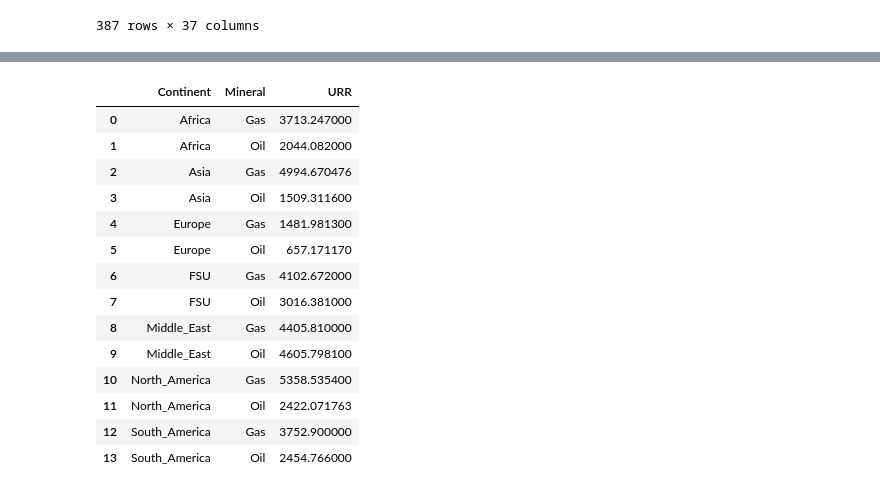
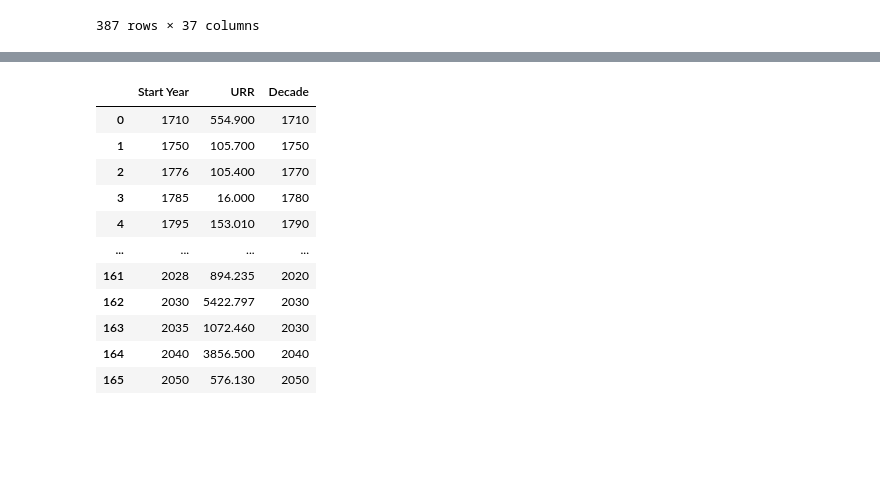
Before and after one commit to kferraga/HelsinkiEROIThesis, a Jupyter notebook: preliminary_vis.ipynb, the cells around one changed output, grey strips where cells are left out. Cells and saved outputs as stored; diff of their text form; code cells hidden in the pictures; blank space fills up the shorter version.

```diff
--- a/preliminary_vis.ipynb
+++ b/preliminary_vis.ipynb
@@ -6,8 +6,15 @@ import matplotlib.pyplot as plt
 
 ## Importing Global Development Data
 base_dynamic = pd.ExcelFile("datasets/Dynamic_BG.xlsm")
+high_dynamic = pd.ExcelFile("datasets/Dynamic_high.xlsm")
+low_dynamic = pd.ExcelFile("datasets/Dynamic_low.xlsm")
+
 base_mines = pd.read_excel(base_dynamic, "Mine")
 base_fields = pd.read_excel(base_dynamic, "Field")
+high_mines = pd.read_excel(high_dynamic, "Mine")
+high_fields = pd.read_excel(high_dynamic, "Field")
+low_mines = pd.read_excel(low_dynamic, "Mine")
+low_fields = pd.read_excel(low_dynamic, "Field")
 
 # Displaying the newly imported table
 display(base_mines)
@@ -26,12 +33,54 @@ display(base_mines)
 | 386 | South_America | Brazil | all | Oil | Kerogen | 2 | 2015 | 0.007162 | 0.057300 | ... |
 387 rows × 37 columns
 # %%
-base_URR_mines = base_mines.groupby(['Continent', 'Mineral'], as_index=False).agg({'URR': 'sum'})
-display(base_URR_mines)
-base_URR_fields = base_fields.groupby(['Continent', 'Mineral'], as_index=False).agg({'URR': 'sum'})
-display(base_URR_fields)
-total_urr = base_mines['URR'].sum() + base_fields['URR'].sum()
-print(total_urr)
+# Base
+base_URR_mines = base_mines.groupby(['Continent', 'Mineral', "Start Year"], as_index=False).agg({'URR': 'sum'})
+#display(base_URR_mines)
+base_URR_fields = base_fields.groupby(['Continent', 'Mineral', "Start Year"], as_index=False).agg({'URR': 'sum'})
+#display(base_URR_fields)
+base_URR_all = pd.concat([base_URR_mines, base_URR_fields]).groupby(['Continent', 'Mineral'], as_index=False).agg({'URR': 'sum'})
+base_URR_year = pd.concat([base_URR_mines, base_URR_fields]).groupby(['Start Year'], as_index=False).agg({'URR': 'sum'})
+base_URR_year['Decade'] = (base_URR_year['Start Year'] // 10) * 10
+base_URR_decade = base_URR_year.groupby('Decade', as_index=False).agg({'URR': 'sum'})
+display(base_URR_all)
+display(base_URR_year)
+
+# Base #2
+base_URR_mines_country = base_mines.groupby(['Country', 'Mineral', "Start Year"], as_index=False).agg({'URR': 'sum'})
+#display(base_URR_mines)
+base_URR_fields_country = base_fields.groupby(['Country', 'Mineral', "Start Year"], as_index=False).agg({'URR': 'sum'})
+#display(base_URR_fields)
+base_URR_all_country = pd.concat([base_URR_mines_country, base_URR_fields_country]).groupby(['Country', 'Mineral'], as_index=False).agg({'URR': 'sum'})
+base_URR_all_country = base_URR_all_country.sort_values(by="URR", ascending=False)
+base_URR_all_country = base_URR_all_country[base_URR_all_country["Mineral"]=="Gas"]
+display(base_URR_all_country)
+
+
+# High
+high_URR_mines = high_mines.groupby(['Continent', 'Mineral', "Start Year"], as_index=False).agg({'URR': 'sum'})
+#display(high_URR_mines)
+high_URR_fields = high_fields.groupby(['Continent', 'Mineral', "Start Year"], as_index=False).agg({'URR': 'sum'})
+#display(high_URR_fields)
+high_URR_all = pd.concat([high_URR_mines, high_URR_fields]).groupby(['Continent', 'Mineral'], as_index=False).agg({'URR': 'sum'})
+high_URR_year = pd.concat([high_URR_mines, high_URR_fields]).groupby(['Start Year'], as_index=False).agg({'URR': 'sum'})
+high_URR_year['Decade'] = (high_URR_year['Start Year'] // 10) * 10
+high_URR_decade = high_URR_year.groupby('Decade', as_index=False).agg({'URR': 'sum'})
+
+# Low
+low_URR_mines = low_mines.groupby(['Continent', 'Mineral', "Start Year"], as_index=False).agg({'URR': 'sum'})
+#display(low_URR_mines)
+low_URR_fields = low_fields.groupby(['Continent', 'Mineral', "Start Year"], as_index=False).agg({'URR': 'sum'})
+#display(low_URR_fields)
+low_URR_all = pd.concat([low_URR_mines, low_URR_fields]).groupby(['Continent', 'Mineral'], as_index=False).agg({'URR': 'sum'})
+low_URR_year = pd.concat([low_URR_mines, low_URR_fields]).groupby(['Start Year'], as_index=False).agg({'URR': 'sum'})
+low_URR_year['Decade'] = (low_URR_year['Start Year'] // 10) * 10
+low_URR_decade = low_URR_year.groupby('Decade', as_index=False).agg({'URR': 'sum'})
+
+base_total_urr = base_mines['URR'].sum() + base_fields['URR'].sum()
+high_total_urr = high_mines['URR'].sum() + high_fields['URR'].sum()
+low_total_urr = low_mines['URR'].sum() + low_fields['URR'].sum()
+
+print(base_total_urr)
 # %% [output]
 |  | Continent | Mineral | URR |
 | 0 | Africa | Coal | 988.175662 |
@@ -49,15 +102,12 @@ print(total_urr)
-|  | Continent | Mineral | URR |
-| 0 | Africa | Gas | 3713.247000 |
-| 1 | Africa | Oil | 2044.082000 |
-| 2 | Asia | Gas | 4994.670476 |
-| 3 | Asia | Oil | 1509.311600 |
-| 4 | Europe | Gas | 1481.981300 |
-| 5 | Europe | Oil | 657.171170 |
-| 6 | FSU | Gas | 4102.672000 |
-| 7 | FSU | Oil | 3016.381000 |
-| 8 | Middle_East | Gas | 4405.810000 |
-| 9 | Middle_East | Oil | 4605.798100 |
-| 10 | North_America | Gas | 5358.535400 |
-| 11 | North_America | Oil | 2422.071763 |
-| 12 | South_America | Gas | 3752.900000 |
-| 13 | South_America | Oil | 2454.766000 |
+|  | Start Year | URR | Decade |
+| 0 | 1710 | 554.900 | 1710 |
+| 1 | 1750 | 105.700 | 1750 |
+| 2 | 1776 | 105.400 | 1770 |
+| 3 | 1785 | 16.000 | 1780 |
+| 4 | 1795 | 153.010 | 1790 |
+| ... | ... | ... | ... |
+| 161 | 2028 | 894.235 | 2020 |
+| 162 | 2030 | 5422.797 | 2030 |
+| 163 | 2035 | 1072.460 | 2030 |
+| 164 | 2040 | 3856.500 | 2040 |
+| 165 | 2050 | 576.130 | 2050 |
```
Also changed, not shown: parts of 3 cells of this notebook, 6 other files.
